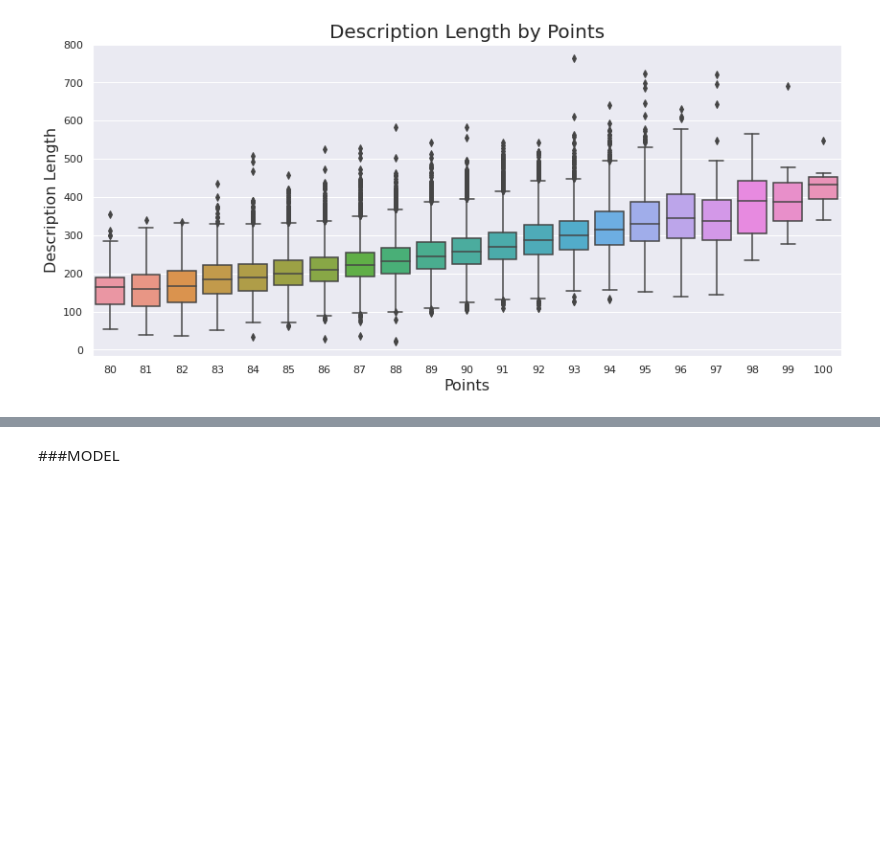
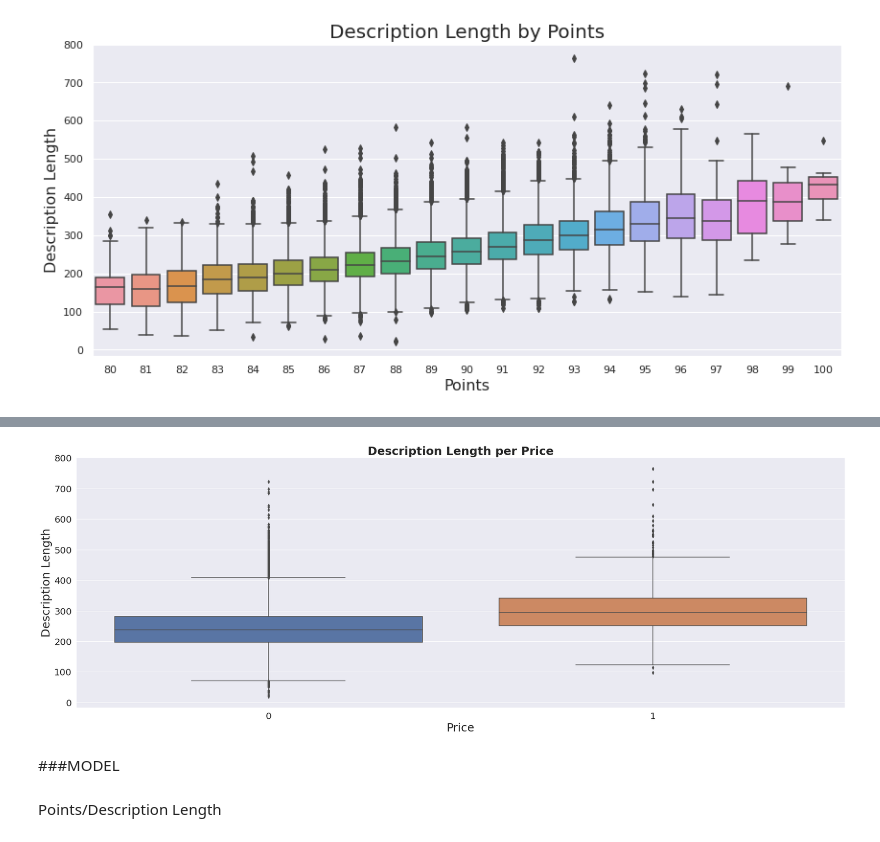
Before and after one commit to castudil/Machine-Learning, a Jupyter notebook: Proyecto Final ML/ Entrega 05 - Interpret/ Entrega_05_Interpret_wine.ipynb, the cells around one changed output, grey strips where cells are left out. Saved outputs shown, nothing was run; the diff lists cells and outputs as text; code cells hidden in the pictures; blank space fills up the shorter version.

```diff
--- a/Proyecto Final ML/ Entrega 05 - Interpret/ Entrega_05_Interpret_wine.ipynb
+++ b/Proyecto Final ML/ Entrega 05 - Interpret/ Entrega_05_Interpret_wine.ipynb
@@ -197,2 +249,16 @@ plt.show()
+# %%
+#Entonces, el precio binario
+fig, ax = plt.subplots(figsize=(30,10))
+sns.boxplot(x='price_simplified', y='desc_length', data=winedf2)
+plt.xticks(fontsize=20) # X Ticks
+plt.yticks(fontsize=20) # Y Ticks
+ax.set_title('Description Length per Price', fontweight="bold", size=25)
+ax.set_ylabel('Description Length', fontsize = 25)
+ax.set_xlabel('Price', fontsize = 25)
+plt.show()
+# %% [output]
+[figure, added]
 # %% [markdown]
 ###MODEL
+# %% [markdown]
+Points/Description Length
```
Also changed, not shown: parts of 16 cells of this notebook.
